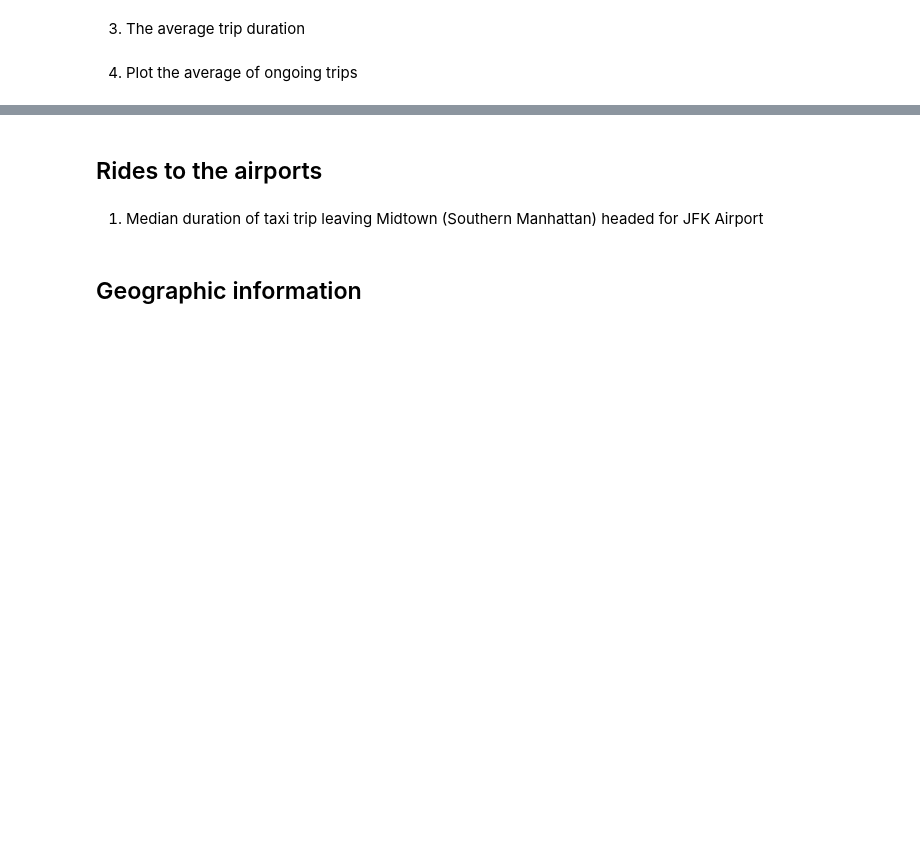
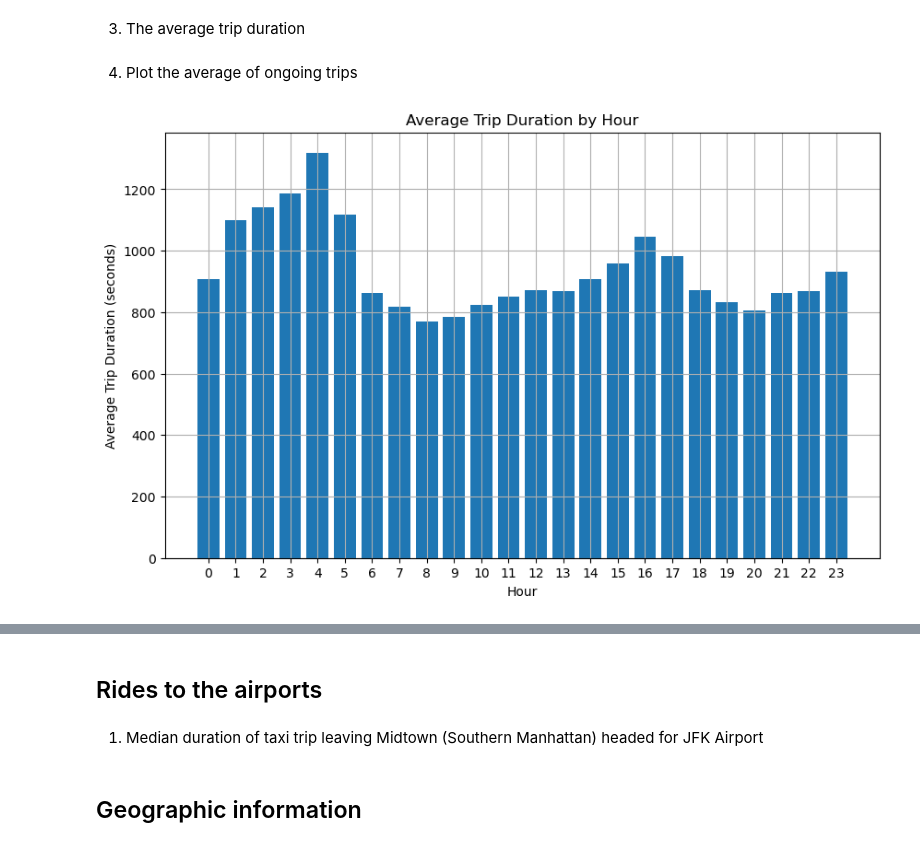
Before and after one commit to MariusAvosse/Taxis_NY, a Jupyter notebook: Untitled.ipynb, the cells around one changed output, grey strips where cells are left out. Drawn from its saved outputs; the diff is of its cells as text; code cells hidden in the pictures; blank space fills up the shorter version.

```diff
--- a/Untitled.ipynb
+++ b/Untitled.ipynb
@@ -319,3 +584,9 @@ only showing top 20 rows
+# %%
+# for yellow taxis
+df_yel_filtered_2020 = df_yel_2020.cache()
+
+# for fhv taxis
+df_fhv_filtered_2020 = df_fhv_2020.cache()
 # %% [markdown]
 ## Assessing seasonalities and looking at time series
 # %% [markdown]
@@ -344,29 +655,32 @@ avg_trip_duration = df_yel_filtered.groupby(dayofweek('tpep_pickup_datetime').al
 # %% [markdown]
 4. Plot the average of ongoing trips
 # %%
+import pandas as pd
 # convert into pandas dataframe
-df_yel_filtered = df_yel_filtered.toPandas()
+df_yel_filtered_2020 = df_yel_filtered_2020.toPandas()
 
 # Convert the 'tpep_dropoff_datetime' and 'tpep_pickup_datetime' columns to datetime format
-df_yel_filtered['tpep_dropoff_datetime'] = pd.to_datetime(df['tpep_dropoff_datetime'])
-df_yel_filtered['tpep_pickup_datetime'] = pd.to_datetime(df['tpep_pickup_datetime'])
+df_yel_filtered_2020['tpep_dropoff_datetime'] = pd.to_datetime(df_yel_filtered_2020['tpep_dropoff_datetime'])
+df_yel_filtered_2020['tpep_pickup_datetime'] = pd.to_datetime(df_yel_filtered_2020['tpep_pickup_datetime'])
 
 # Calculate the duration of each trip by subtracting the pickup datetime
 # from the dropoff datetime to get the trip duration in seconds.
 
-df_yel_filtered['trip_duration'] = (df_yel_filtered['tpep_dropoff_datetime'] -
-                                    df_yel_filtered['tpep_pickup_datetime']).dt.total_seconds()
+df_yel_filtered_2020['trip_duration'] = (df_yel_filtered_2020['tpep_dropoff_datetime'] -
+                                    df_yel_filtered_2020['tpep_pickup_datetime']).dt.total_seconds()
 
 # Group the data by the desired time interval and calculate the average trip duration for each interval.
 
-average_trip_duration = df_yel_filtered.groupby(df_yel_filtered['tpep_pickup_datetime'].dt.hour)['trip_duration'].mean()
+average_trip_duration = df_yel_filtered_2020.groupby(df_yel_filtered_2020['tpep_pickup_datetime'].dt.hour)['trip_duration'].mean()
 
 # the plot
 plt.figure(figsize=(10, 6))
 plt.bar(average_trip_duration.index, average_trip_duration.values)
 plt.xlabel('Hour')
 plt.ylabel('Average Trip Duration (seconds)')
 plt.title('Average Trip Duration by Hour')
 plt.xticks(average_trip_duration.index)
 plt.grid(True)
 plt.show()
+# %% [output]
+[figure, added]
```
Also changed, not shown: parts of 39 cells of this notebook.
